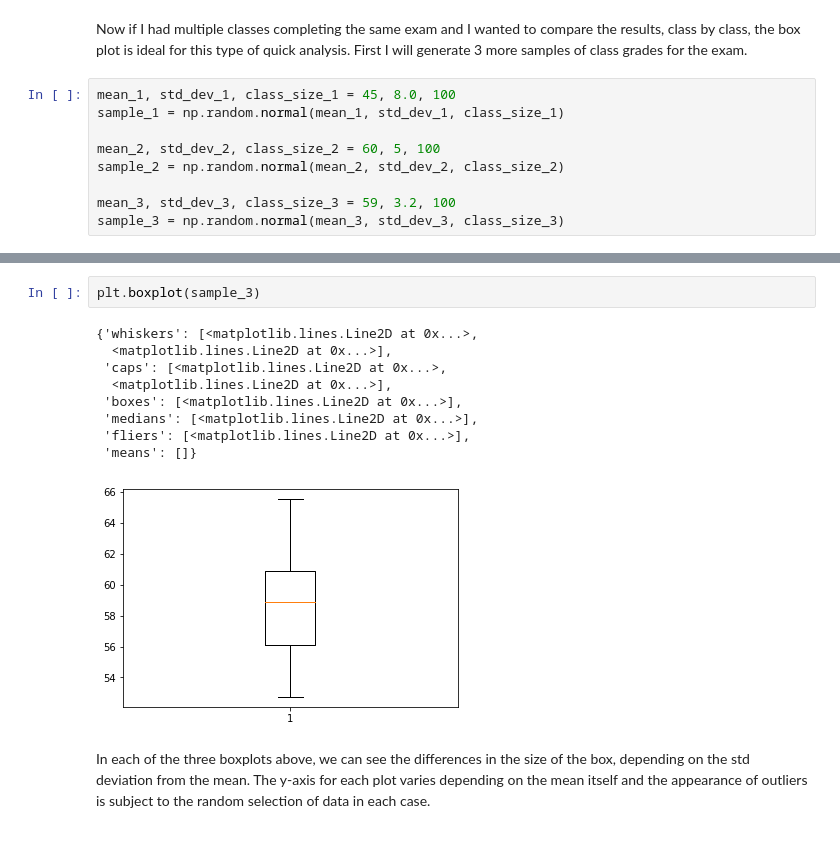
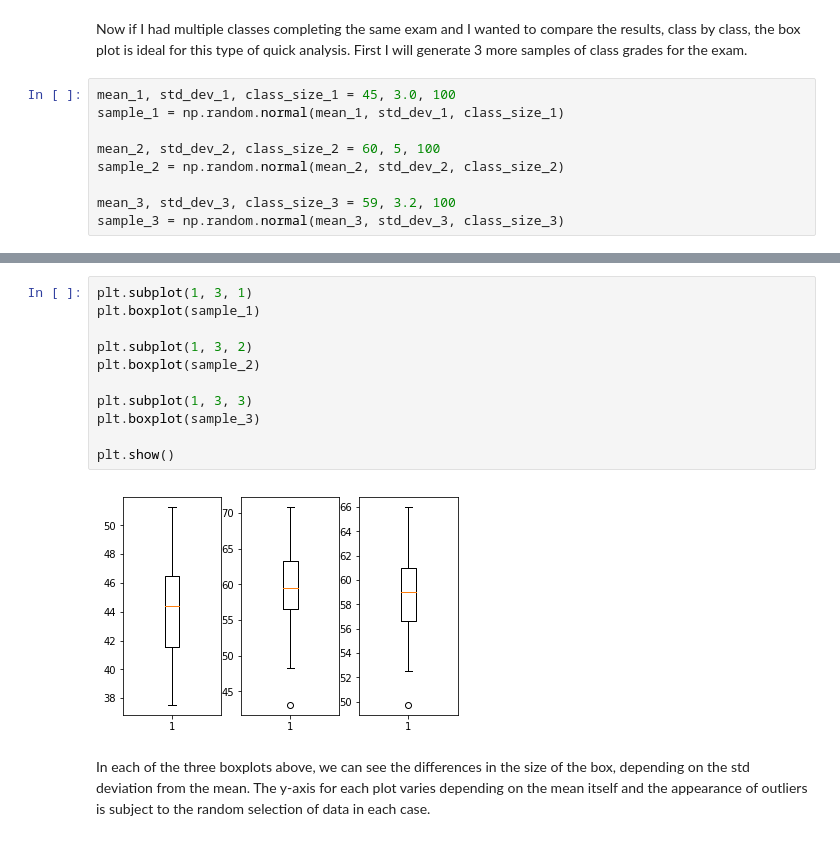
Before and after one commit to rhiggins2308/box-plot, a Jupyter notebook: box plot.ipynb, the cells around one changed output, grey strips where cells are left out. Drawn from its saved outputs; the diff is of its cells as text.

Commit message:
demo boxplot code update

```diff
--- a/box plot.ipynb
+++ b/box plot.ipynb
@@ -79,7 +79,7 @@ plt.boxplot(sample)
 # %% [markdown]
 Now if I had multiple classes completing the same exam and I wanted to compare the results, class by class, the box plot is ideal for this type of quick analysis. First I will generate 3 more samples of class grades for the exam.
 # %%
-mean_1, std_dev_1, class_size_1 = 45, 8.0, 100
+mean_1, std_dev_1, class_size_1 = 45, 3.0, 100
 sample_1 = np.random.normal(mean_1, std_dev_1, class_size_1)
 
 mean_2, std_dev_2, class_size_2 = 60, 5, 100
@@ -114,15 +90,16 @@ plt.boxplot(sample_2)
-# %%
-plt.boxplot(sample_3)
-# %% [output]
-{'whiskers': [<matplotlib.lines.Line2D at 0x...>,
-  <matplotlib.lines.Line2D at 0x...>],
- 'caps': [<matplotlib.lines.Line2D at 0x...>,
-  <matplotlib.lines.Line2D at 0x...>],
- 'boxes': [<matplotlib.lines.Line2D at 0x...>],
- 'medians': [<matplotlib.lines.Line2D at 0x...>],
- 'fliers': [<matplotlib.lines.Line2D at 0x...>],
- 'means': []}
-[figure, removed]
+# %%
+plt.subplot(1, 3, 1)
+plt.boxplot(sample_1)
+
+plt.subplot(1, 3, 2)
+plt.boxplot(sample_2)
+
+plt.subplot(1, 3, 3)
+plt.boxplot(sample_3)
+
+plt.show()
+# %% [output]
+[figure, added]
 # %% [markdown]
 In each of the three boxplots above, we can see the differences in the size of the box, depending on the std deviation from the mean. The y-axis for each plot varies depending on the mean itself and the appearance of outliers is subject to the random selection of data in each case.
 # %% [markdown]
```
Also changed, not shown: parts of 8 cells of this notebook.
